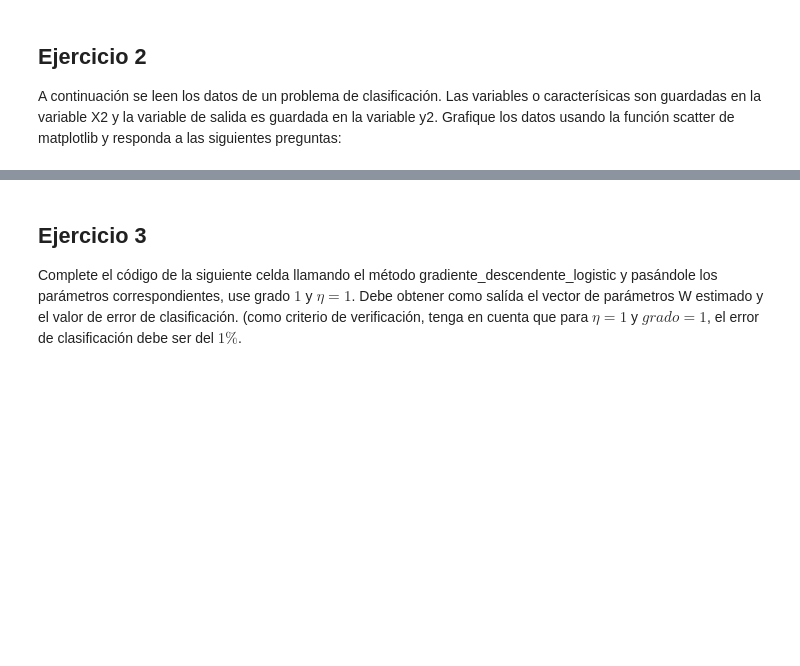
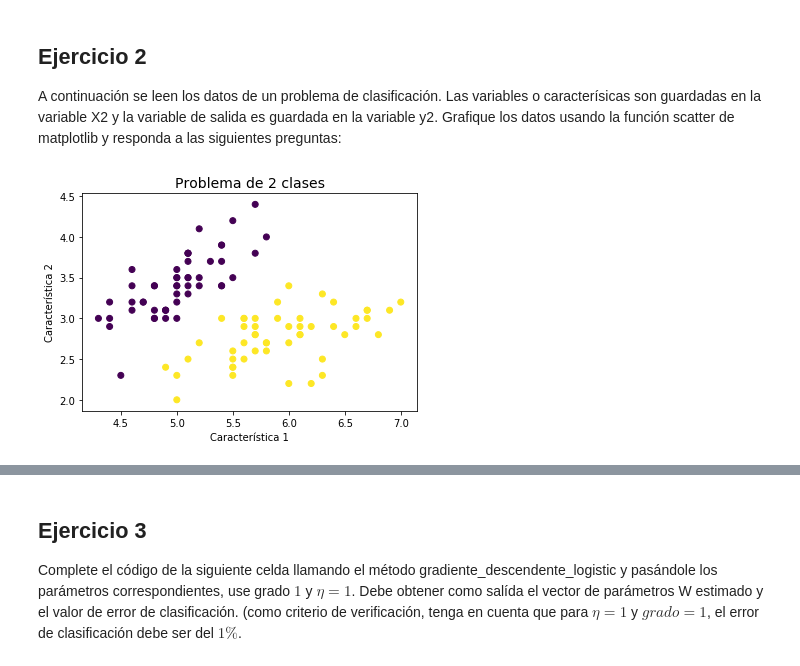
Before and after one commit to Djvash01/Simulacion, a Jupyter notebook: Lab1/Laboratorio_1_parte2_Rodrigo_Porras_David_Yepes.ipynb, the cells around one changed output, grey strips where cells are left out. Cells and saved outputs as stored; diff of their text form; code cells hidden in the pictures; blank space fills up the shorter version.

```diff
--- a/Lab1/Laboratorio_1_parte2_Rodrigo_Porras_David_Yepes.ipynb
+++ b/Lab1/Laboratorio_1_parte2_Rodrigo_Porras_David_Yepes.ipynb
@@ -181,14 +198,20 @@ A continuación se leen los datos de un problema de clasificación. Las variable
 # %%
 #cargamos la bd iris desde el dataset de sklearn
 from sklearn import datasets
 iris = datasets.load_iris()
 
 #Esta es la base de datos Iris del UCI Machine Learning Repository
 #https://archive.ics.uci.edu/ml/datasets/iris
 
 X, y = iris.data, iris.target
 X2 = X[:100][:,0:2]
 y2 = y[:100]
+plt.title('Problema de 2 clases', fontsize=15)
+plt.xlabel('Característica 1')
+plt.ylabel('Característica 2')
+plt.scatter(X2[:,0], X2[:,1], c=y2);
+# %% [output]
+[figure, added]
 # %% [markdown]
 2.1 Cu&aacute;ntas clases tiene el problema?
 
```
Also changed, not shown: parts of 4 cells of this notebook.
